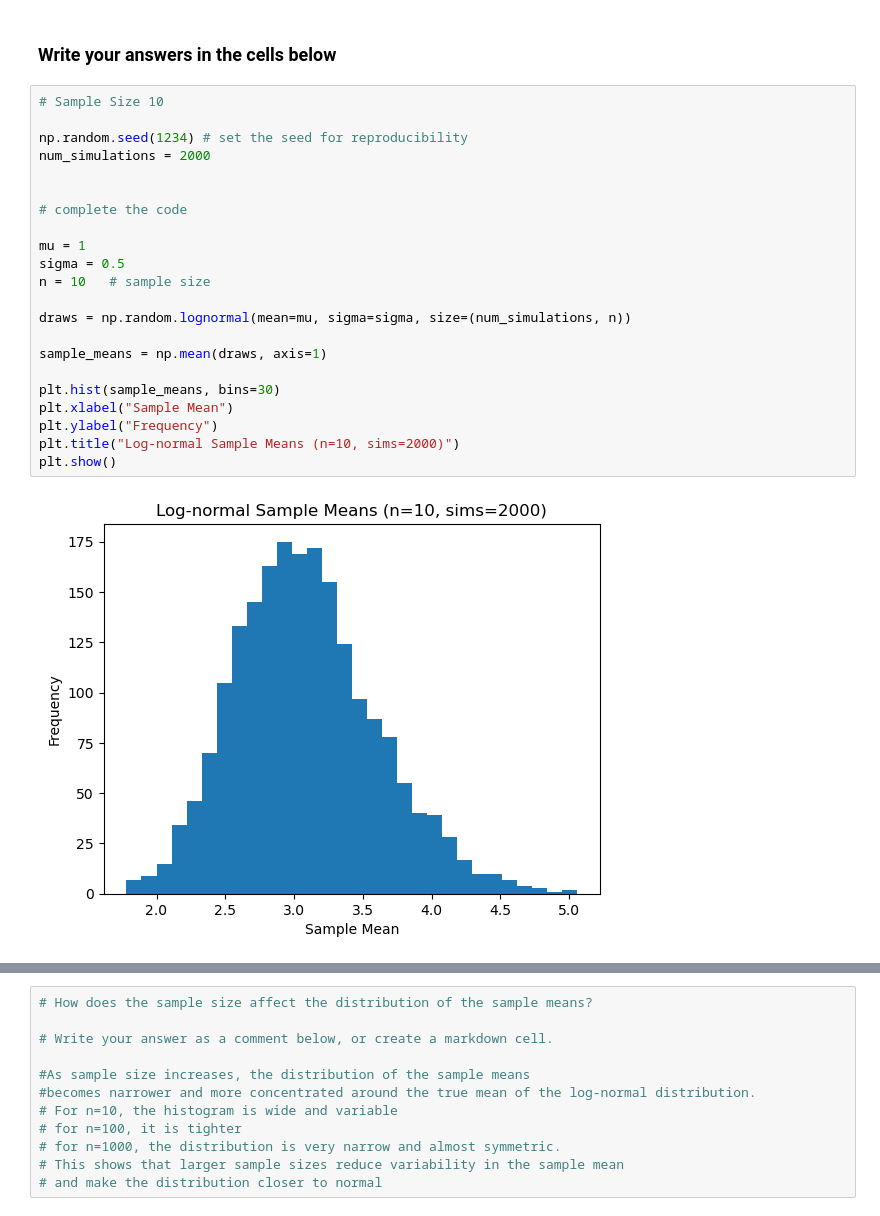
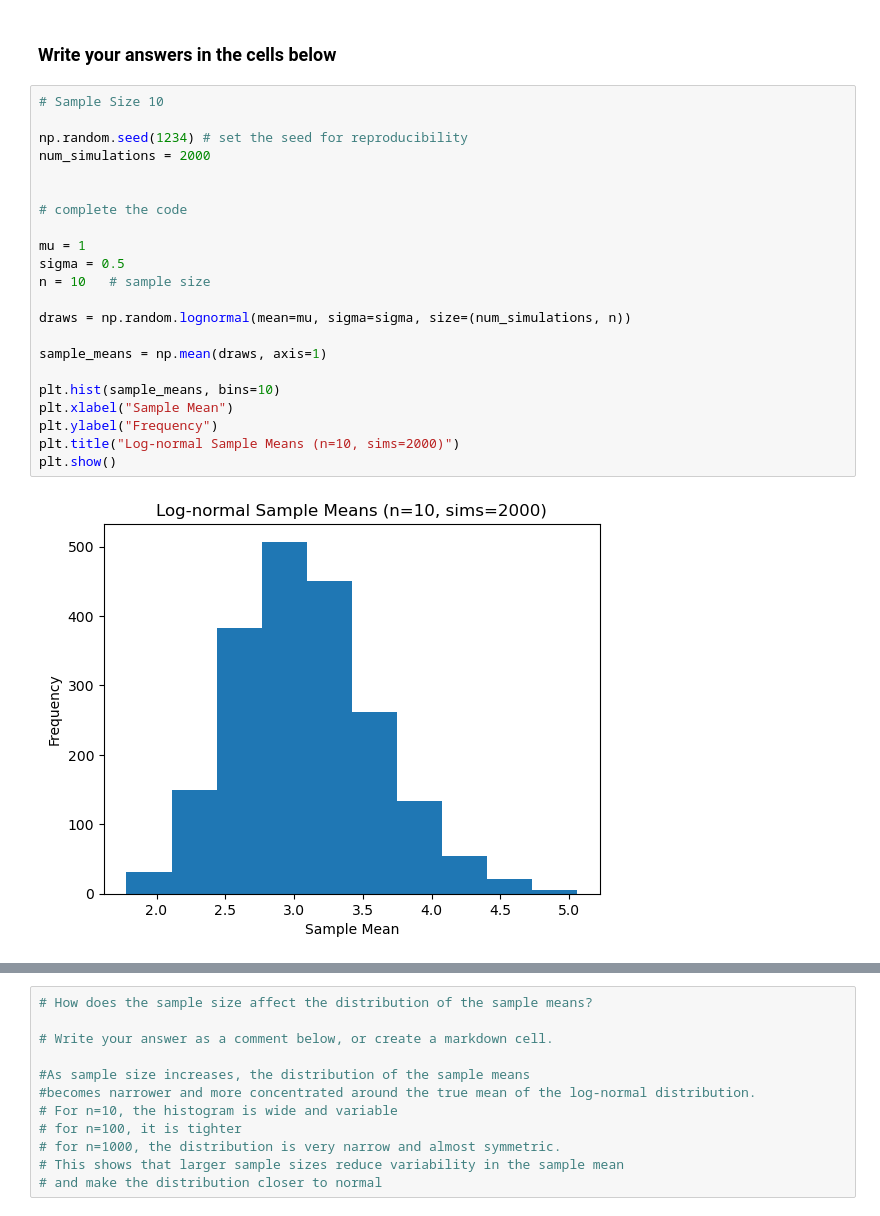
Before and after one commit to majipie/QTM151Fall2025, a Jupyter notebook: Assignments/assignment_4/Assignment4.ipynb, the cells around one changed output, grey strips where cells are left out. Drawn from its saved outputs; the diff is of its cells as text.

```diff
--- a/Assignments/assignment_4/Assignment4.ipynb
+++ b/Assignments/assignment_4/Assignment4.ipynb
@@ -172,27 +172,27 @@ $$ \textrm{mean of log-normal distribution } = \mathrm{e}^{\mu + \frac{\sigma^2}
 # %%
 # Sample Size 10
 
 np.random.seed(1234) # set the seed for reproducibility
 num_simulations = 2000
 
 
 # complete the code
 
 mu = 1
 sigma = 0.5
 n = 10   # sample size
 
 draws = np.random.lognormal(mean=mu, sigma=sigma, size=(num_simulations, n))
 
 sample_means = np.mean(draws, axis=1)
 
-plt.hist(sample_means, bins=30)
+plt.hist(sample_means, bins=10)
 plt.xlabel("Sample Mean")
 plt.ylabel("Frequency")
 plt.title("Log-normal Sample Means (n=10, sims=2000)")
 plt.show()
 # %% [output]
-[figure, old version]
+[figure, new version]
 # %%
 # Sample Size 100
 
```
Also changed, not shown: parts of 2 cells of this notebook, 15 other files.
